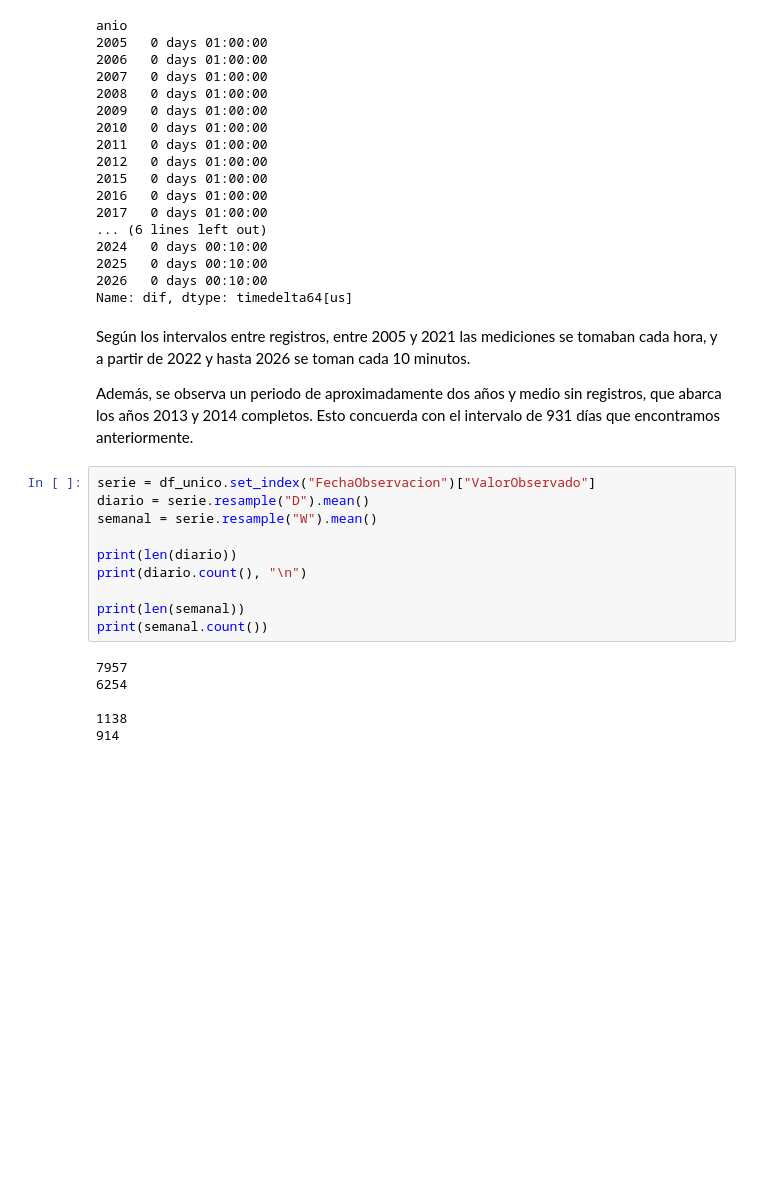
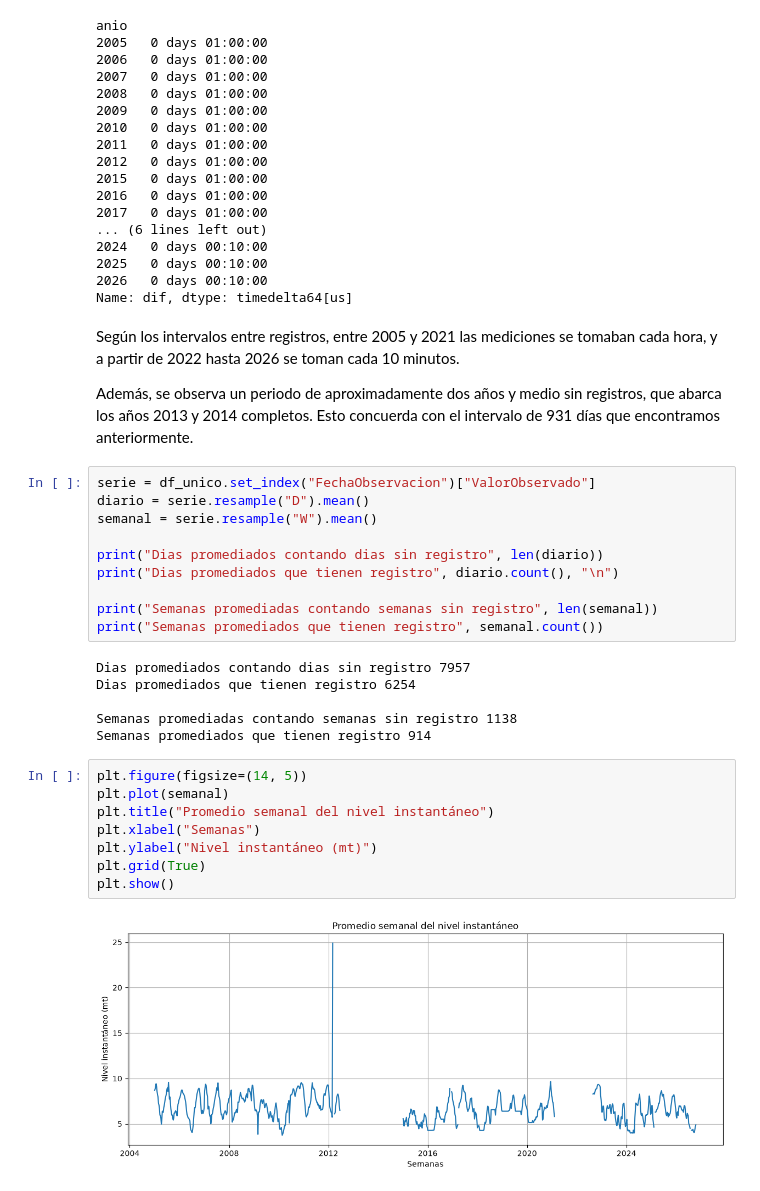
Before and after one commit to DannelBA/machine_learnig_rio_magdalena, a Jupyter notebook: prediccion_rio.ipynb, the cells around one changed output. Drawn from its saved outputs; the diff is of its cells as text; blank space fills up the shorter version.

```diff
--- a/prediccion_rio.ipynb
+++ b/prediccion_rio.ipynb
@@ -190,7 +191,7 @@ anio
 2026   0 days 00:10:00
 Name: dif, dtype: timedelta64[us]
 # %% [markdown]
-Según los intervalos entre registros, entre 2005 y 2021 las mediciones se tomaban cada hora, y a partir de 2022 y hasta 2026 se toman cada 10 minutos.
+Según los intervalos entre registros, entre 2005 y 2021 las mediciones se tomaban cada hora, y a partir de 2022 hasta 2026 se toman cada 10 minutos.
 
 Además, se observa un periodo de aproximadamente dos años y medio sin registros, que abarca los años 2013 y 2014 completos. Esto concuerda con el intervalo de 931 días que encontramos anteriormente.
 # %%
@@ -198,14 +199,24 @@ serie = df_unico.set_index("FechaObservacion")["ValorObservado"]
 diario = serie.resample("D").mean()
 semanal = serie.resample("W").mean()
 
-print(len(diario))
-print(diario.count(), "\n")
+print("Dias promediados contando dias sin registro", len(diario))
+print("Dias promediados que tienen registro", diario.count(), "\n")
 
-print(len(semanal))
-print(semanal.count())
+print("Semanas promediadas contando semanas sin registro", len(semanal))
+print("Semanas promediados que tienen registro", semanal.count())
 # %% [output]
-7957
-6254
+Dias promediados contando dias sin registro 7957
+Dias promediados que tienen registro 6254
 
-1138
-914
+Semanas promediadas contando semanas sin registro 1138
+Semanas promediados que tienen registro 914
+# %%
+plt.figure(figsize=(14, 5))
+plt.plot(semanal)
+plt.title("Promedio semanal del nivel instantáneo")
+plt.xlabel("Semanas")
+plt.ylabel("Nivel instantáneo (mt)")
+plt.grid(True)
+plt.show()
+# %% [output]
+[figure, added]
```
Also changed, not shown: parts of 5 cells of this notebook.
